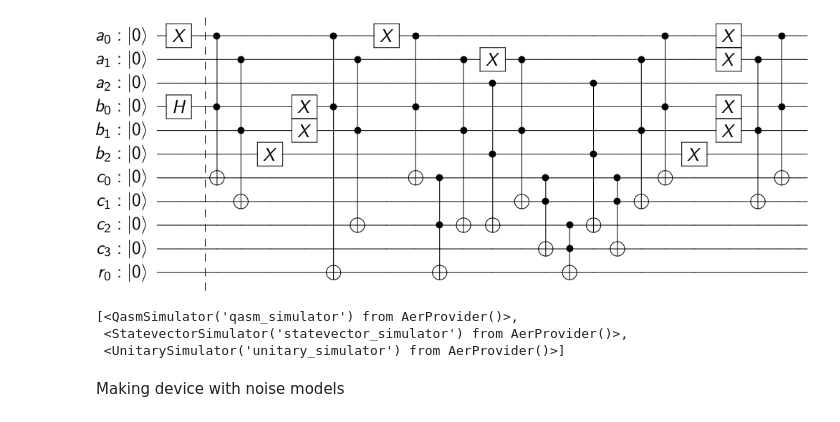
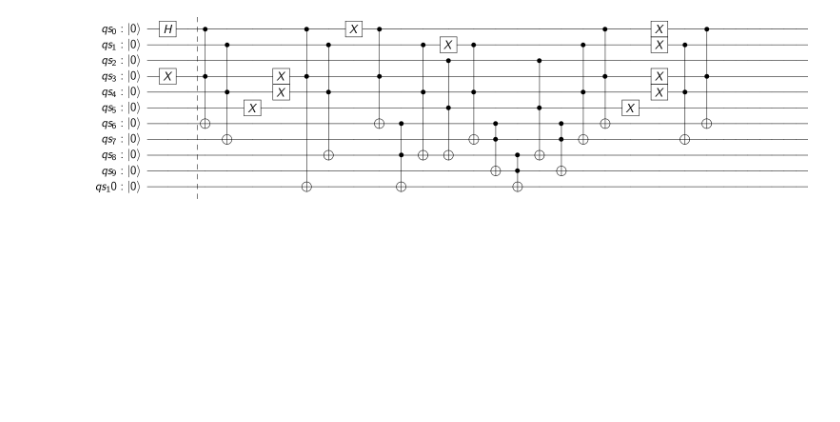
Before and after one commit to Naphann/quantum-experiment, a Jupyter notebook: notebooks/q-comparator-simulation.ipynb, the cells around one changed output. Saved outputs shown, nothing was run; the diff lists cells and outputs as text; code cells hidden in the pictures; blank space fills up the shorter version.

```diff
--- a/notebooks/q-comparator-simulation.ipynb
+++ b/notebooks/q-comparator-simulation.ipynb
@@ -50,33 +105,26 @@ def qcomp_3b(a, b, r, anc):
 # %%
-# testing blocks
+# creating the circuit
 
-a = QuantumRegister(3, 'a')
-b = QuantumRegister(3, 'b')
-anc = QuantumRegister(4, 'c')
-r = QuantumRegister(1, 'r')
-qc = QuantumCircuit(a, b, anc, r)
+# a = QuantumRegister(3, 'a')
+# b = QuantumRegister(3, 'b')
+# anc = QuantumRegister(4, 'c')
+# r = QuantumRegister(1, 'r')
+qs = QuantumRegister(11, 'qs')
+qc = QuantumCircuit(qs)
 
-qcmp = qcomp_3b(a, b, r, anc)
+qcmp = qcomp_3b(qs)
 
-qc.x(a[0])
-qc.h(b[0])
+qc.h(qs[0])
+qc.x(qs[3])
 qc.barrier()
 
 # qcmp2 = qcomp_3b(a, b, anc)
 
-qc_ = qc + qcmp
+qctmp = qc + qcmp
 
-qc_.draw(output='latex', scale=0.5)
+qctmp.draw(output='latex', scale=0.5)
 # %% [output]
-[figure, old version]
+[figure, new version]
-# %%
-Aer.backends()
-# %% [output]
-[<QasmSimulator('qasm_simulator') from AerProvider()>,
- <StatevectorSimulator('statevector_simulator') from AerProvider()>,
- <UnitarySimulator('unitary_simulator') from AerProvider()>]
-# %% [markdown]
-Making device with noise models
 # %%
 # Load IBMQ account
 provider = IBMQ.load_account()
```
Also changed, not shown: parts of 23 cells of this notebook, 4 other files.
